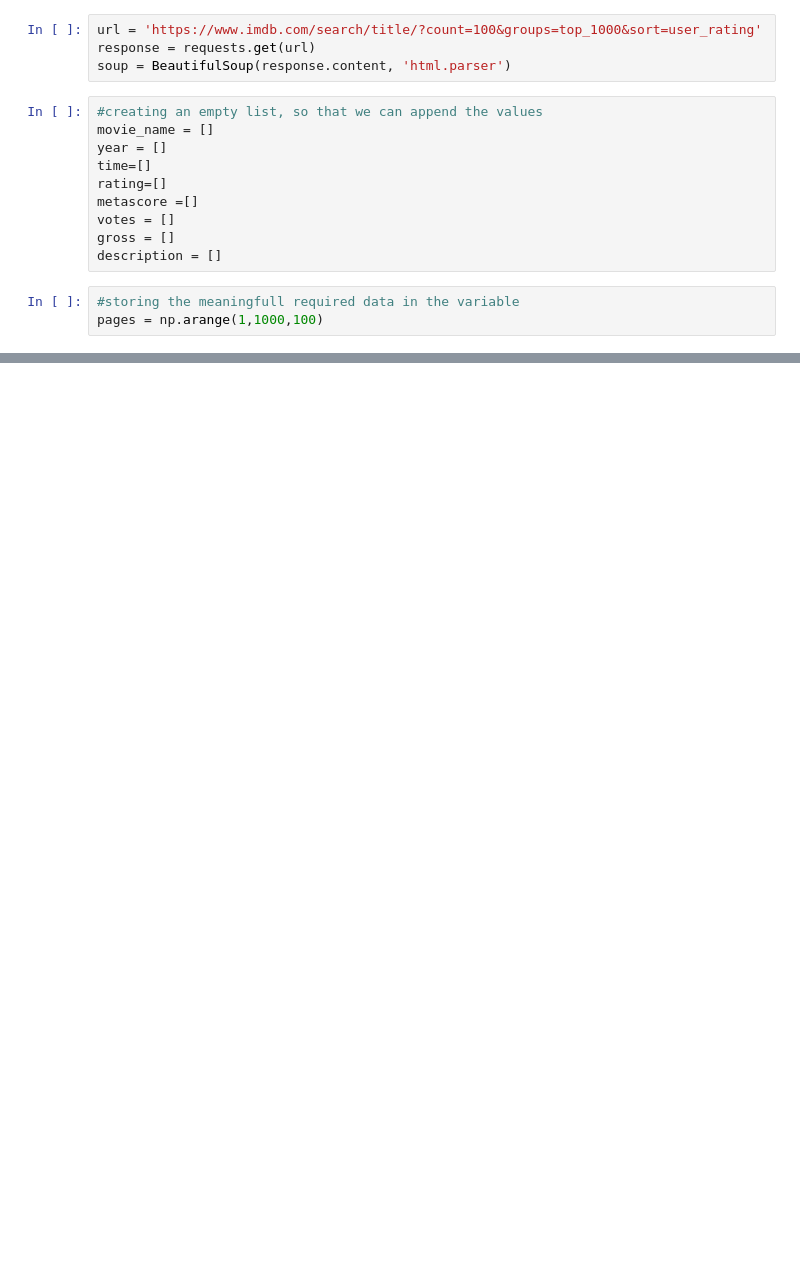
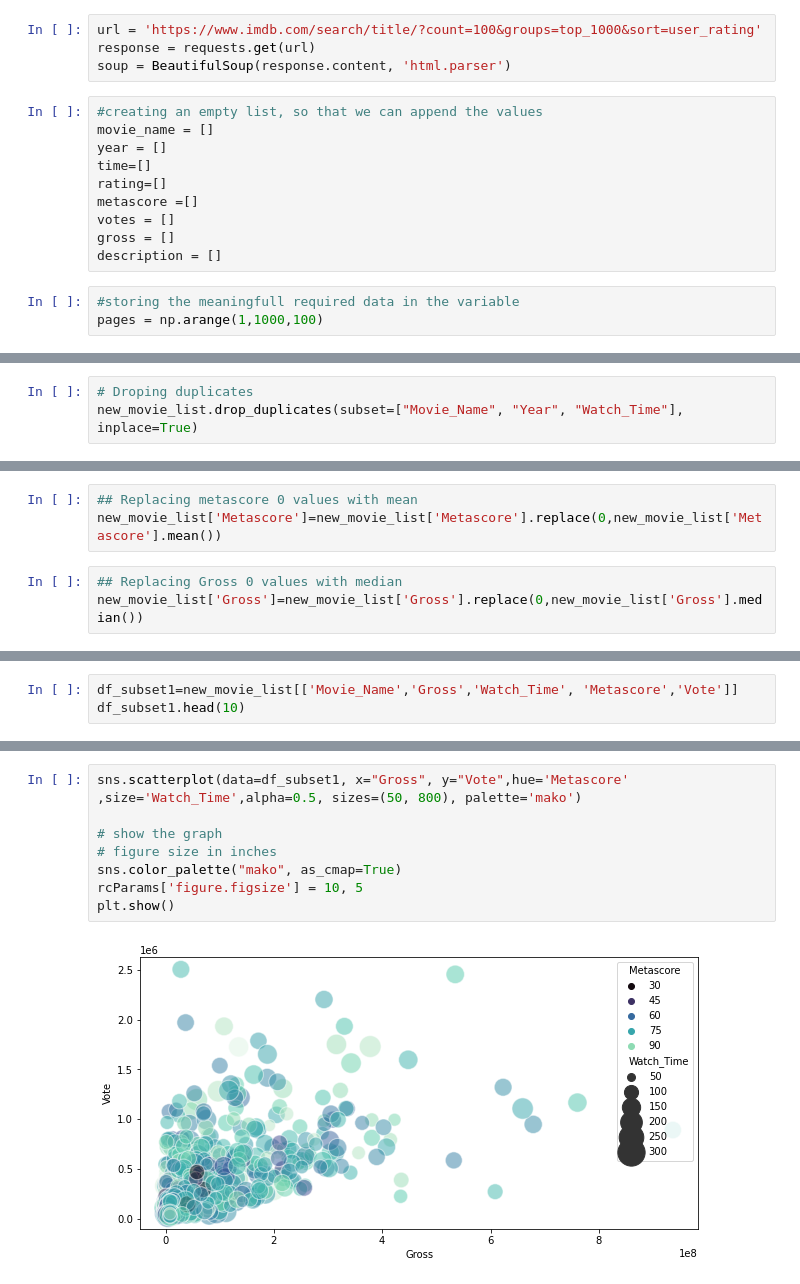
Before and after one commit to TalalMJ/T5_Regression_Project, a Jupyter notebook: Regression.ipynb, the cells around one changed output, grey strips where cells are left out. Cells and saved outputs as stored; diff of their text form; blank space fills up the shorter version.

```diff
--- a/Regression.ipynb
+++ b/Regression.ipynb
@@ -79,0 +247,3 @@ df.transpose()
+# %%
+# Droping duplicates
+new_movie_list.drop_duplicates(subset=["Movie_Name", "Year", "Watch_Time"], inplace=True)
@@ -79,0 +270,6 @@ df.transpose()
+# %%
+## Replacing metascore 0 values with mean
+new_movie_list['Metascore']=new_movie_list['Metascore'].replace(0,new_movie_list['Metascore'].mean())
+# %%
+## Replacing Gross 0 values with median
+new_movie_list['Gross']=new_movie_list['Gross'].replace(0,new_movie_list['Gross'].median())
@@ -79,0 +284,3 @@ df.transpose()
+# %%
+df_subset1=new_movie_list[['Movie_Name','Gross','Watch_Time', 'Metascore','Vote']]
+df_subset1.head(10)
@@ -79,0 +299,10 @@ df.transpose()
+# %%
+sns.scatterplot(data=df_subset1, x="Gross", y="Vote",hue='Metascore' ,size='Watch_Time',alpha=0.5, sizes=(50, 800), palette='mako')
+
+# show the graph
+# figure size in inches
+sns.color_palette("mako", as_cmap=True)
+rcParams['figure.figsize'] = 10, 5
+plt.show()
+# %% [output]
+[figure, added]
```
Also changed, not shown: parts of 58 cells of this notebook.
